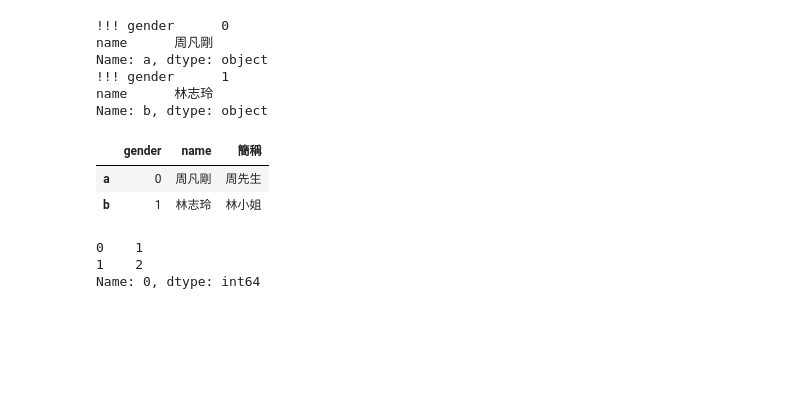
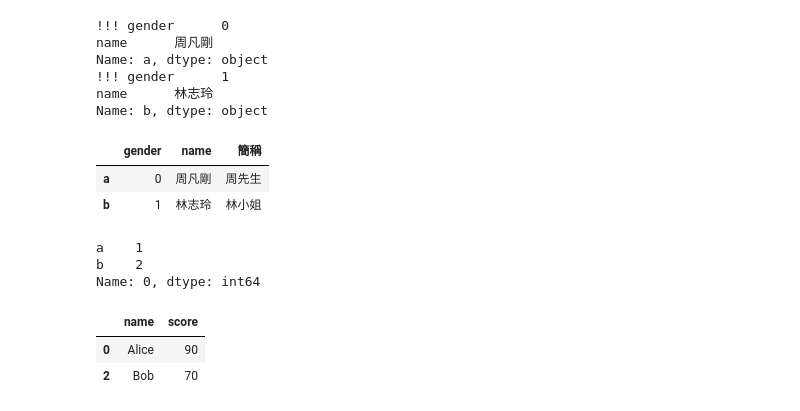
Before and after one commit to Elwing-Chou/hp, a Jupyter notebook: 14_pandas.ipynb, the cells around one changed output. Saved outputs shown, nothing was run; the diff lists cells and outputs as text; code cells hidden in the pictures; blank space fills up the shorter version.

```diff
--- a/14_pandas.ipynb
+++ b/14_pandas.ipynb
@@ -90,10 +90,21 @@ d = pd.DataFrame([
     [1, 2],
     [3, 4],
     [5, 6]
-], index=[0, 0, 1])
+], columns=["a", "b"], index=[0, 0, 1])
 # loc(列標籤) iloc(看實際第幾列)
 d.iloc[0]
 # %% [output]
-0    1
-1    2
+a    1
+b    2
 Name: 0, dtype: int64
+# %%
+d = pd.DataFrame([
+    ["Alice", 90],
+    ["Alice", 80],
+    ["Bob", 70]
+], columns=["name", "score"])
+d.groupby(by="name").head(1)
+# %% [output]
+|  | name | score |
+| 0 | Alice | 90 |
+| 2 | Bob | 70 |
```
